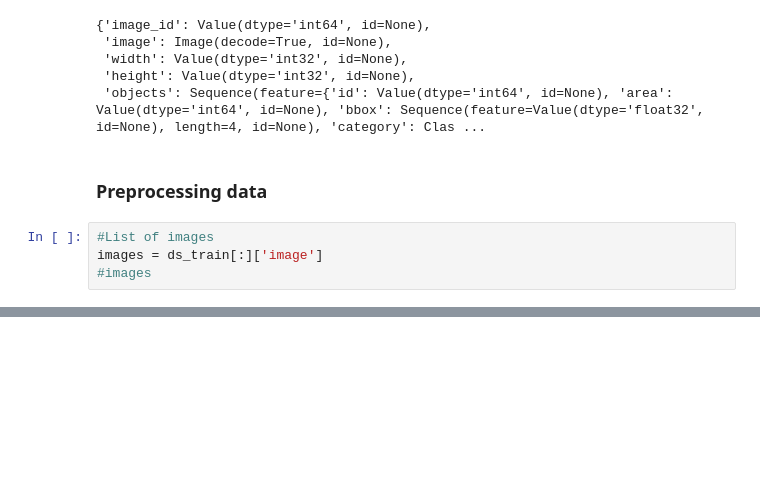
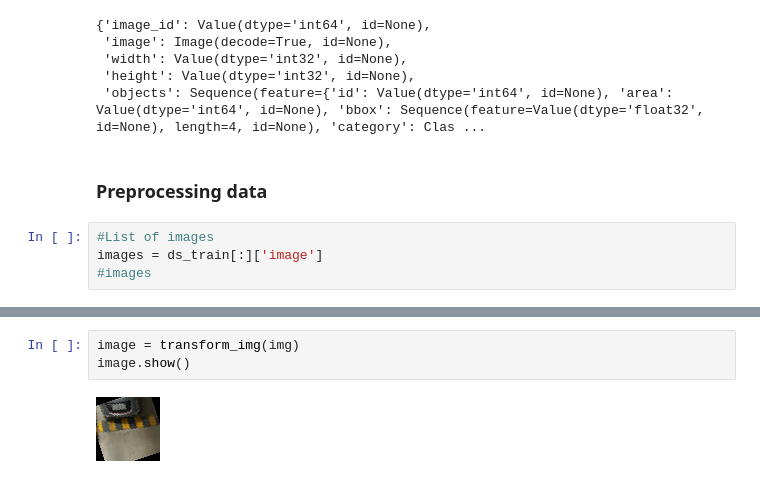
Before and after one commit to BenjaSar/VpC2, a Jupyter notebook: VpC2.ipynb, the cells around one changed output, grey strips where cells are left out. Saved outputs shown, nothing was run; the diff lists cells and outputs as text; blank space fills up the shorter version.

```diff
--- a/VpC2.ipynb
+++ b/VpC2.ipynb
@@ -93,0 +116,5 @@ tranform_ds = transforms.Compose(
+# %%
+image = transform_img(img)
+image.show()
+# %% [output]
+[figure, added]
```
Also changed, not shown: parts of 9 cells of this notebook.
